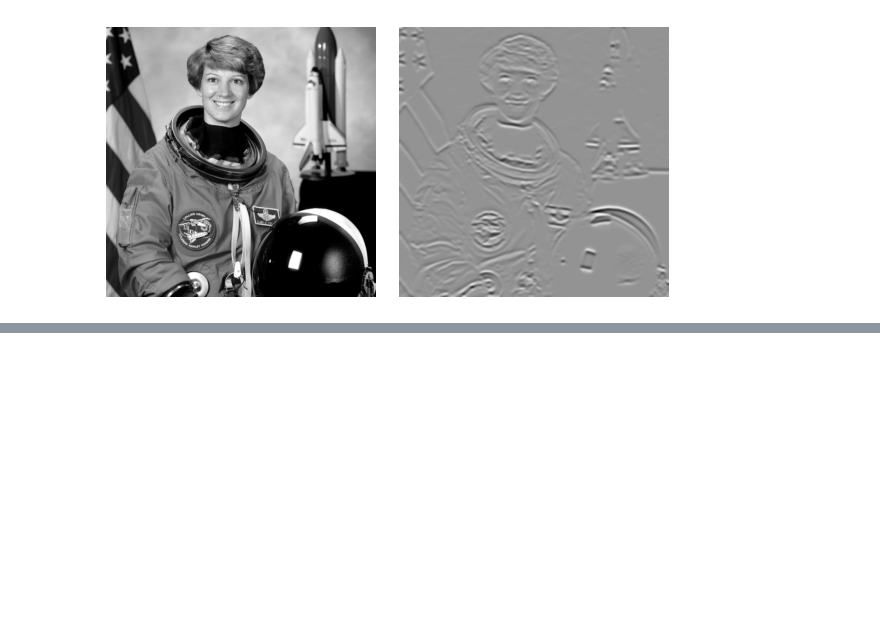
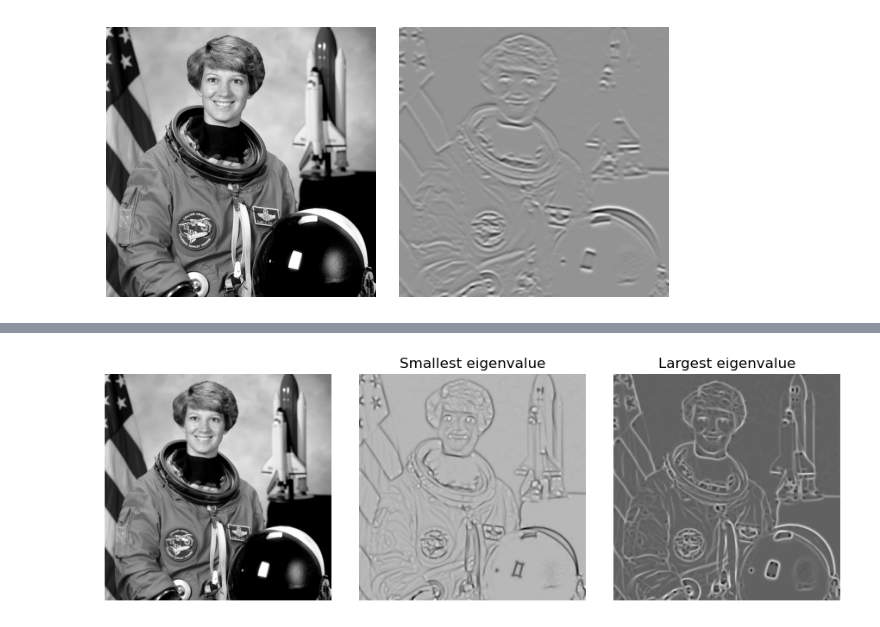
Before and after one commit to eigenvivek/diptorch, a Jupyter notebook: notebooks/index.ipynb, the cells around one changed output, grey strips where cells are left out. Saved outputs shown, nothing was run; the diff lists cells and outputs as text; code cells hidden in the pictures; blank space fills up the shorter version.

```diff
--- a/notebooks/index.ipynb
+++ b/notebooks/index.ipynb
@@ -65,0 +83,21 @@ plt.show()
+# %%
+# Eigenvalues of the Hessian matrix of an image
+img = astronaut()
+eig = hessian_eigenvalues(img, sigma=2.5)
+
+plt.figure(figsize=(9, 3))
+plt.subplot(131)
+plt.imshow(img.squeeze(), cmap="gray")
+plt.axis("off")
+plt.subplot(132)
+plt.imshow(eig.squeeze()[0], cmap="gray")
+plt.title("Smallest eigenvalue")
+plt.axis("off")
+plt.subplot(133)
+plt.imshow(eig.squeeze()[1], cmap="gray")
+plt.title("Largest eigenvalue")
+plt.axis("off")
+plt.tight_layout()
+plt.show()
+# %% [output]
+[figure, added]
```
Also changed, not shown: parts of 3 cells of this notebook, 10 other files.
